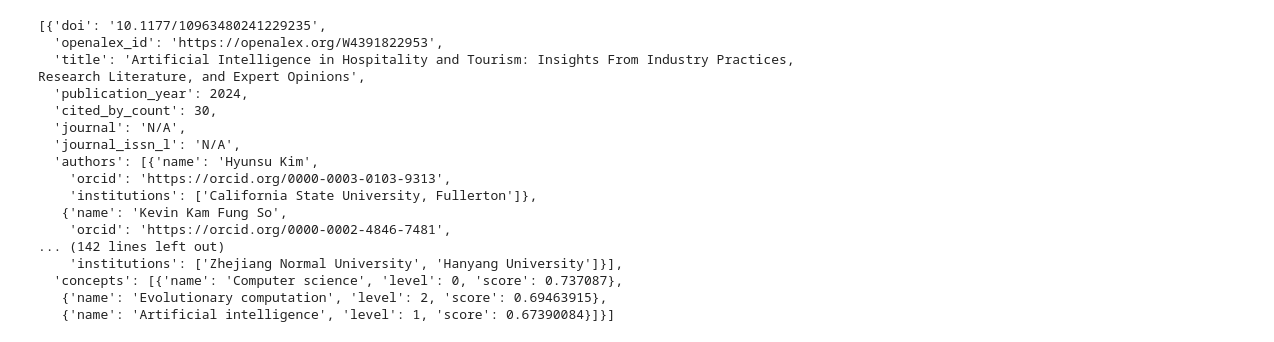
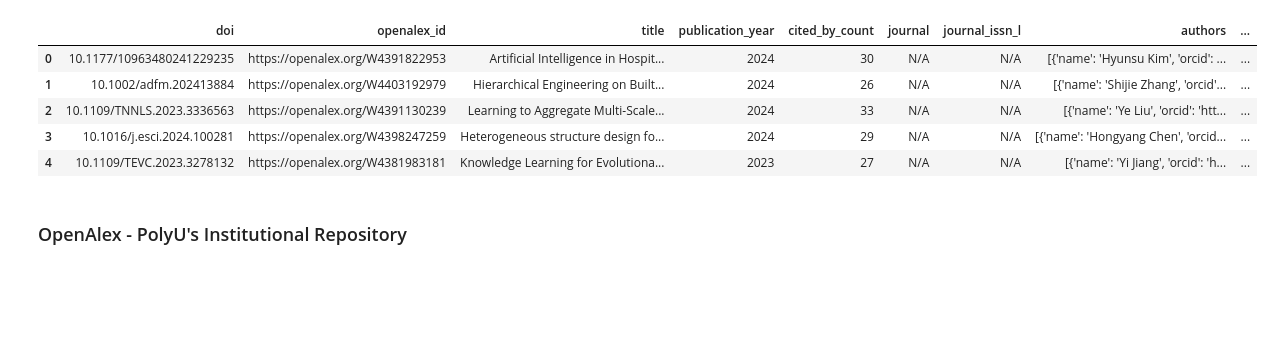
Before and after one commit to bennisyiu/ipao-portfolio-projects, a Jupyter notebook: openalex_api.ipynb, the cells around one changed output. Saved outputs shown, nothing was run; the diff lists cells and outputs as text; code cells hidden in the pictures; blank space fills up the shorter version.

```diff
--- a/openalex_api.ipynb
+++ b/openalex_api.ipynb
@@ -164,20 +127,0 @@ Querying OpenAlex for 5 DOIs...
-# %%
-retrieved_data
-# %% [output]
-[{'doi': '10.1177/10963480241229235',
-  'openalex_id': 'https://openalex.org/W4391822953',
-  'title': 'Artificial Intelligence in Hospitality and Tourism: Insights From Industry Practices, Research Literature, and Expert Opinions',
-  'publication_year': 2024,
-  'cited_by_count': 30,
-  'journal': 'N/A',
-  'journal_issn_l': 'N/A',
-  'authors': [{'name': 'Hyunsu Kim',
-    'orcid': 'https://orcid.org/0000-0003-0103-9313',
-    'institutions': ['California State University, Fullerton']},
-   {'name': 'Kevin Kam Fung So',
-    'orcid': 'https://orcid.org/0000-0002-4846-7481',
-... (142 lines left out)
-    'institutions': ['Zhejiang Normal University', 'Hanyang University']}],
-  'concepts': [{'name': 'Computer science', 'level': 0, 'score': 0.737087},
-   {'name': 'Evolutionary computation', 'level': 2, 'score': 0.69463915},
-   {'name': 'Artificial intelligence', 'level': 1, 'score': 0.67390084}]}]
@@ -431,0 +148,13 @@ if __name__ == "__main__":
+# %%
+retrieved_data_df = pd.DataFrame(retrieved_data)
+# %%
+retrieved_data_df.head()
+# %% [output]
+|  | doi | openalex_id | title | publication_year | cited_by_count | journal | journal_issn_l | authors | ... |
+| 0 | 10.1177/10963480241229235 | https://openalex.org/W4391822953 | Artificial Intelligence in Hospit... | 2024 | 30 | N/A | N/A | [{'name': 'Hyunsu Kim', 'orcid': ... | ... |
+| 1 | 10.1002/adfm.202413884 | https://openalex.org/W4403192979 | Hierarchical Engineering on Built... | 2024 | 26 | N/A | N/A | [{'name': 'Shijie Zhang', 'orcid'... | ... |
+| 2 | 10.1109/TNNLS.2023.3336563 | https://openalex.org/W4391130239 | Learning to Aggregate Multi-Scale... | 2024 | 33 | N/A | N/A | [{'name': 'Ye Liu', 'orcid': 'htt... | ... |
+| 3 | 10.1016/j.esci.2024.100281 | https://openalex.org/W4398247259 | Heterogeneous structure design fo... | 2024 | 29 | N/A | N/A | [{'name': 'Hongyang Chen', 'orcid... | ... |
+| 4 | 10.1109/TEVC.2023.3278132 | https://openalex.org/W4381983181 | Knowledge Learning for Evolutiona... | 2023 | 27 | N/A | N/A | [{'name': 'Yi Jiang', 'orcid': 'h... | ... |
+# %% [markdown]
+### OpenAlex - PolyU's Institutional Repository
```
Also changed, not shown: parts of 10 cells of this notebook, 10 other files.
